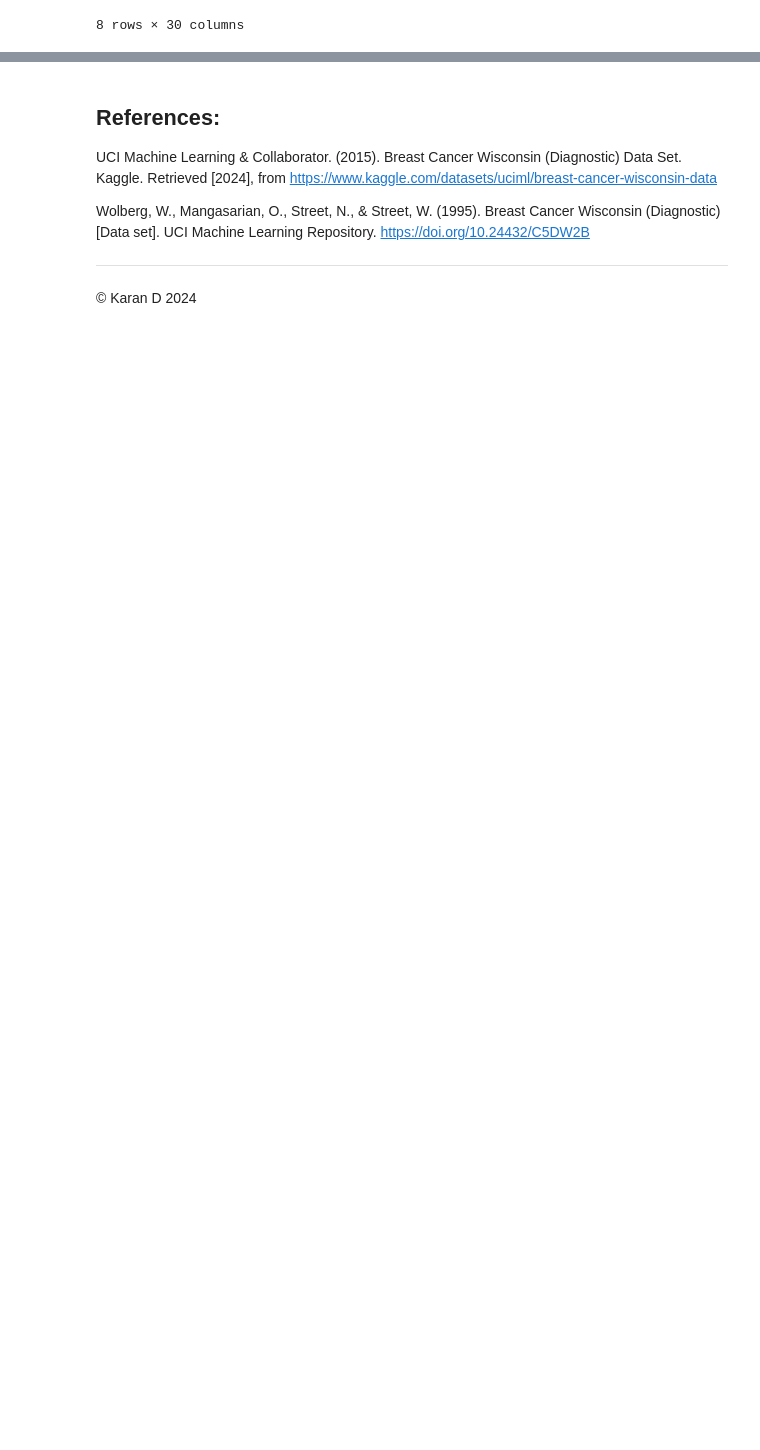
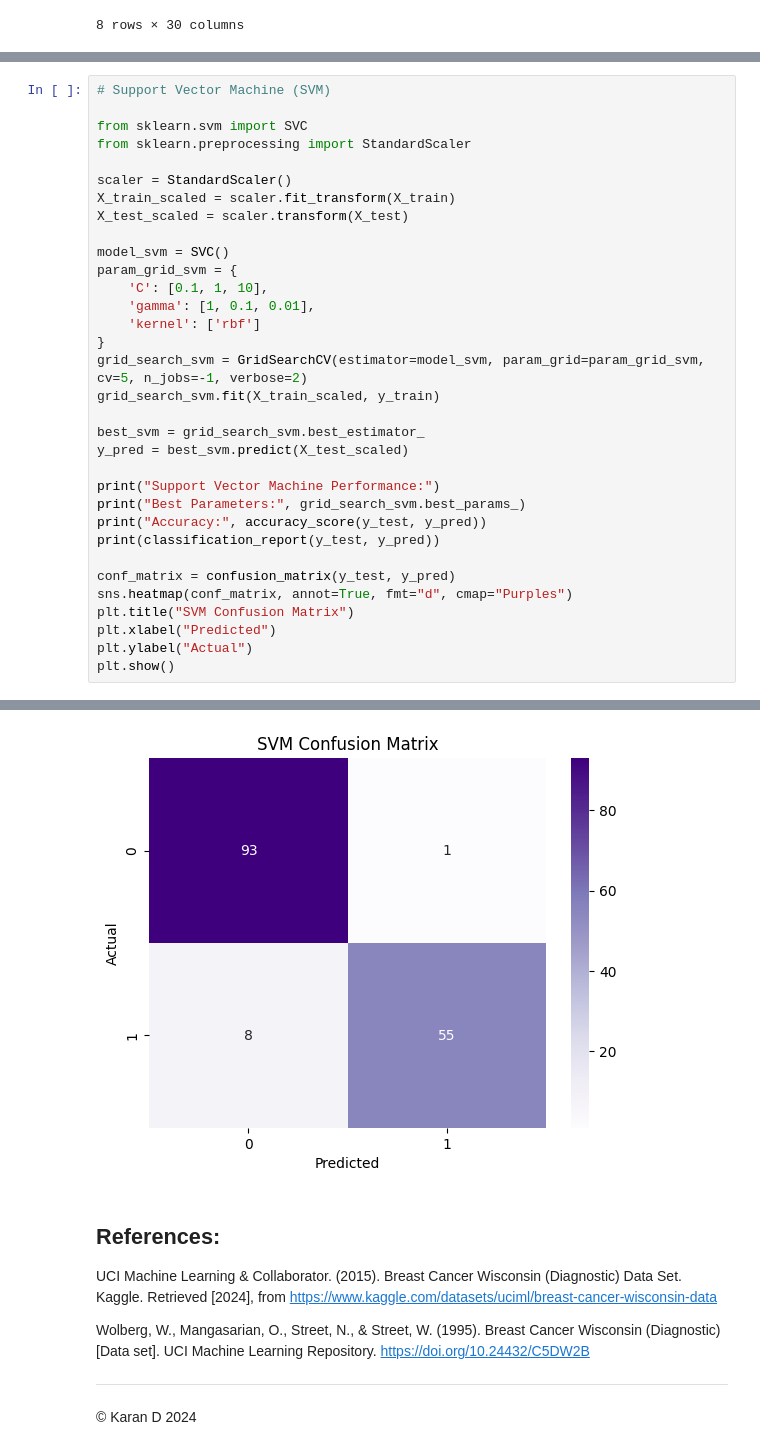
Before and after one commit to Karan-D-Software/Supervised_Learning_Project, a Jupyter notebook: project.ipynb, the cells around one changed output, grey strips where cells are left out. Saved outputs shown, nothing was run; the diff lists cells and outputs as text; blank space fills up the shorter version.

```diff
--- a/project.ipynb
+++ b/project.ipynb
@@ -239,0 +415,34 @@ data_clean.describe()
+# %%
+# Support Vector Machine (SVM)
+
+from sklearn.svm import SVC
+from sklearn.preprocessing import StandardScaler
+
+scaler = StandardScaler()
+X_train_scaled = scaler.fit_transform(X_train)
+X_test_scaled = scaler.transform(X_test)
+
+model_svm = SVC()
+param_grid_svm = {
+    'C': [0.1, 1, 10],
+    'gamma': [1, 0.1, 0.01],
+    'kernel': ['rbf']
+}
+grid_search_svm = GridSearchCV(estimator=model_svm, param_grid=param_grid_svm, cv=5, n_jobs=-1, verbose=2)
+grid_search_svm.fit(X_train_scaled, y_train)
+
+best_svm = grid_search_svm.best_estimator_
+y_pred = best_svm.predict(X_test_scaled)
+
+print("Support Vector Machine Performance:")
+print("Best Parameters:", grid_search_svm.best_params_)
+print("Accuracy:", accuracy_score(y_test, y_pred))
+print(classification_report(y_test, y_pred))
+
+conf_matrix = confusion_matrix(y_test, y_pred)
+sns.heatmap(conf_matrix, annot=True, fmt="d", cmap="Purples")
+plt.title("SVM Confusion Matrix")
+plt.xlabel("Predicted")
+plt.ylabel("Actual")
+plt.show()
+# %% [output]
@@ -240,3 +466,4 @@ data_clean.describe()
+[figure, added]
 # %% [markdown]
 ## References:
 UCI Machine Learning & Collaborator. (2015). Breast Cancer Wisconsin (Diagnostic) Data Set. Kaggle. Retrieved [2024], from https://www.kaggle.com/datasets/uciml/breast-cancer-wisconsin-data
```
Also changed, not shown: parts of 7 cells of this notebook, 6 other files.
